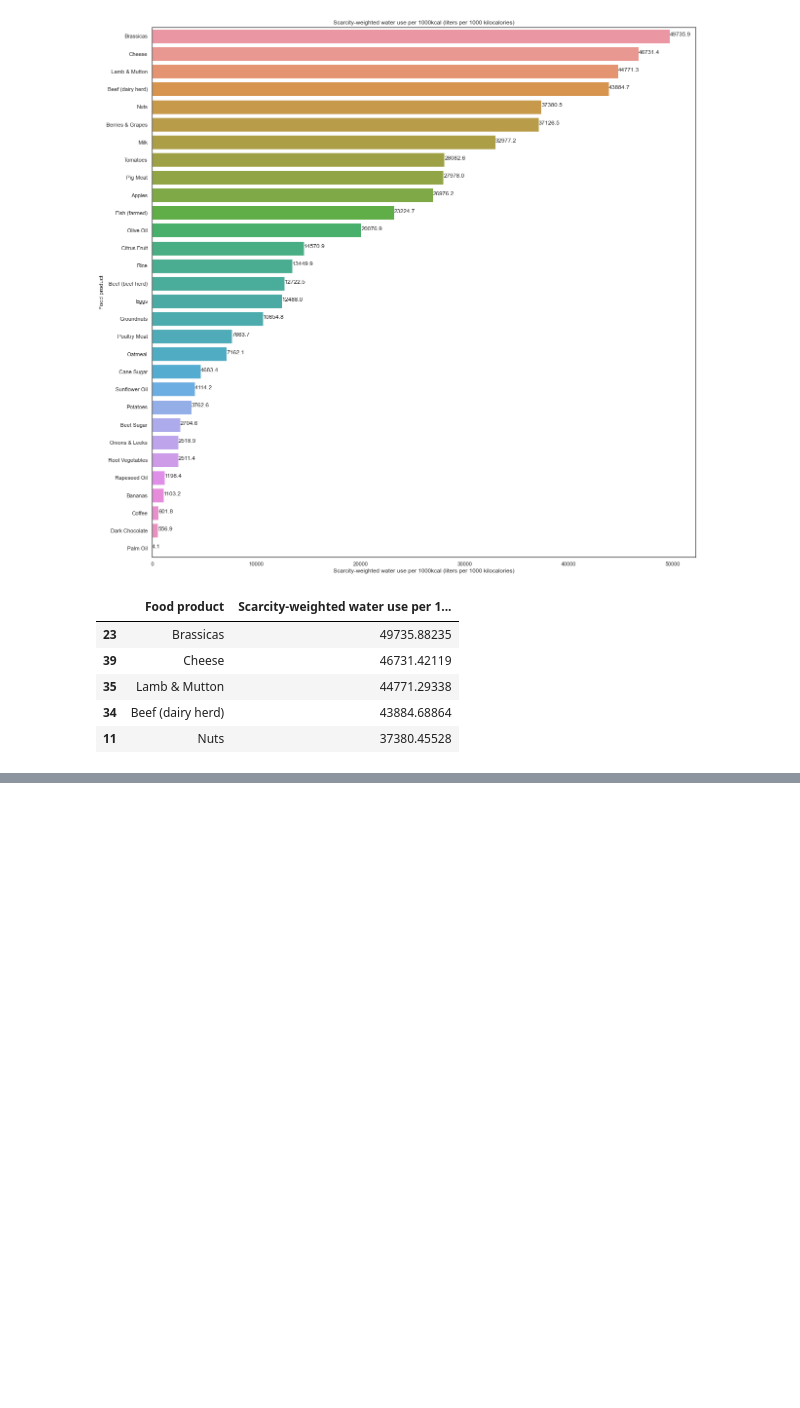
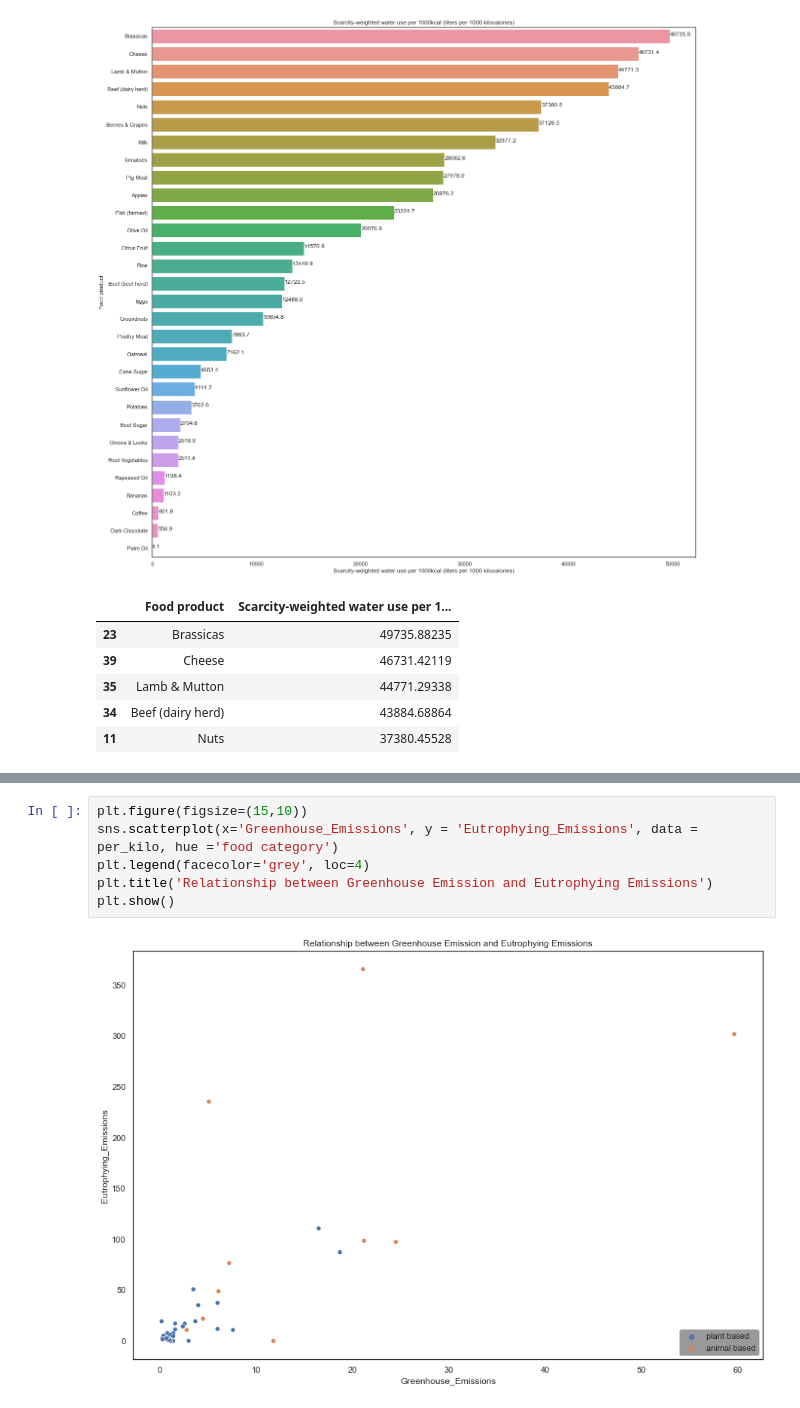
Before and after one commit to Storerun/eda_food_production, a Jupyter notebook: food_productionEDA.ipynb, the cells around one changed output, grey strips where cells are left out. Drawn from its saved outputs; the diff is of its cells as text; blank space fills up the shorter version.

```diff
--- a/food_productionEDA.ipynb
+++ b/food_productionEDA.ipynb
@@ -736,0 +730,8 @@ Relationship Between Eutrophying emissions relate to GreenHouse
+# %%
+plt.figure(figsize=(15,10))
+sns.scatterplot(x='Greenhouse_Emissions', y = 'Eutrophying_Emissions', data = per_kilo, hue ='food category')
+plt.legend(facecolor='grey', loc=4)
+plt.title('Relationship between Greenhouse Emission and Eutrophying Emissions')
+plt.show()
+# %% [output]
+[figure, added]
```
Also changed, not shown: parts of 12 cells of this notebook.
